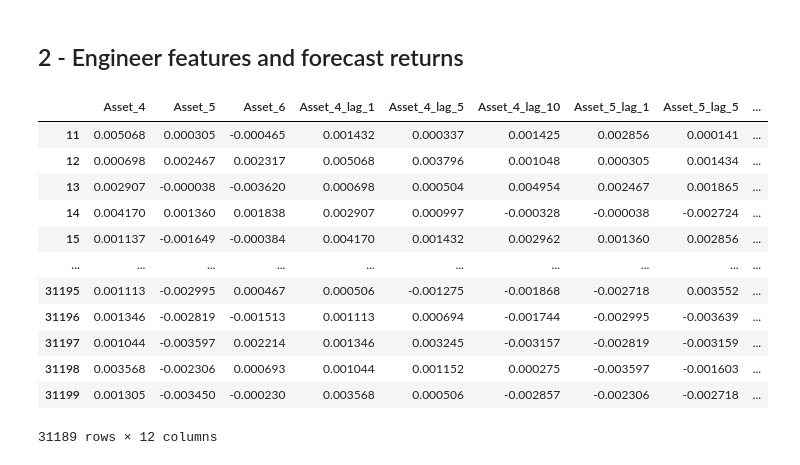
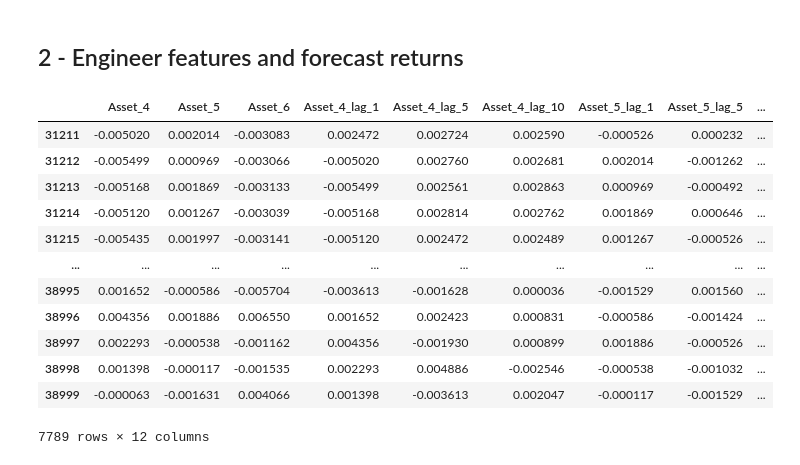
Before and after one commit to Lawrence2005/UChicago-Trading-Competition, a Jupyter notebook: Case2_HO_Independent.ipynb, the cells around one changed output. Drawn from its saved outputs; the diff is of its cells as text; code cells hidden in the pictures.

Commit message:
working Regression model for assets 4, 5, 6. Plan to implement next

```diff
--- a/Case2_HO_Independent.ipynb
+++ b/Case2_HO_Independent.ipynb
@@ -469,27 +476,31 @@ dtype: float64
 ## 2 - Engineer features and forecast returns
 # %%
 returns = returns[['Asset_4', 'Asset_5', 'Asset_6']]
+test_rets = TEST.pct_change().dropna()
+test_rets = test_rets[['Asset_4', 'Asset_5', 'Asset_6']]
 
 lags = [1, 5, 10]
 for col in returns.columns:
     for lag in lags:
         returns[f'{col}_lag_{lag}'] = returns[col].shift(lag)
+        test_rets[f'{col}_lag_{lag}'] = test_rets[col].shift(lag)
 
 returns.dropna()
+test_rets.dropna()
 # %% [output]
 |  | Asset_4 | Asset_5 | Asset_6 | Asset_4_lag_1 | Asset_4_lag_5 | Asset_4_lag_10 | Asset_5_lag_1 | Asset_5_lag_5 | ... |
-| 11 | 0.005068 | 0.000305 | -0.000465 | 0.001432 | 0.000337 | 0.001425 | 0.002856 | 0.000141 | ... |
-| 12 | 0.000698 | 0.002467 | 0.002317 | 0.005068 | 0.003796 | 0.001048 | 0.000305 | 0.001434 | ... |
-| 13 | 0.002907 | -0.000038 | -0.003620 | 0.000698 | 0.000504 | 0.004954 | 0.002467 | 0.001865 | ... |
-| 14 | 0.004170 | 0.001360 | 0.001838 | 0.002907 | 0.000997 | -0.000328 | -0.000038 | -0.002724 | ... |
-| 15 | 0.001137 | -0.001649 | -0.000384 | 0.004170 | 0.001432 | 0.002962 | 0.001360 | 0.002856 | ... |
+| 31211 | -0.005020 | 0.002014 | -0.003083 | 0.002472 | 0.002724 | 0.002590 | -0.000526 | 0.000232 | ... |
+| 31212 | -0.005499 | 0.000969 | -0.003066 | -0.005020 | 0.002760 | 0.002681 | 0.002014 | -0.001262 | ... |
+| 31213 | -0.005168 | 0.001869 | -0.003133 | -0.005499 | 0.002561 | 0.002863 | 0.000969 | -0.000492 | ... |
+| 31214 | -0.005120 | 0.001267 | -0.003039 | -0.005168 | 0.002814 | 0.002762 | 0.001869 | 0.000646 | ... |
+| 31215 | -0.005435 | 0.001997 | -0.003141 | -0.005120 | 0.002472 | 0.002489 | 0.001267 | -0.000526 | ... |
 | ... | ... | ... | ... | ... | ... | ... | ... | ... | ... |
-| 31195 | 0.001113 | -0.002995 | 0.000467 | 0.000506 | -0.001275 | -0.001868 | -0.002718 | 0.003552 | ... |
-| 31196 | 0.001346 | -0.002819 | -0.001513 | 0.001113 | 0.000694 | -0.001744 | -0.002995 | -0.003639 | ... |
-| 31197 | 0.001044 | -0.003597 | 0.002214 | 0.001346 | 0.003245 | -0.003157 | -0.002819 | -0.003159 | ... |
-| 31198 | 0.003568 | -0.002306 | 0.000693 | 0.001044 | 0.001152 | 0.000275 | -0.003597 | -0.001603 | ... |
-| 31199 | 0.001305 | -0.003450 | -0.000230 | 0.003568 | 0.000506 | -0.002857 | -0.002306 | -0.002718 | ... |
+| 38995 | 0.001652 | -0.000586 | -0.005704 | -0.003613 | -0.001628 | 0.000036 | -0.001529 | 0.001560 | ... |
+| 38996 | 0.004356 | 0.001886 | 0.006550 | 0.001652 | 0.002423 | 0.000831 | -0.000586 | -0.001424 | ... |
+| 38997 | 0.002293 | -0.000538 | -0.001162 | 0.004356 | -0.001930 | 0.000899 | 0.001886 | -0.000526 | ... |
+| 38998 | 0.001398 | -0.000117 | -0.001535 | 0.002293 | 0.004886 | -0.002546 | -0.000538 | -0.001032 | ... |
+| 38999 | -0.000063 | -0.001631 | 0.004066 | 0.001398 | -0.003613 | 0.002047 | -0.000117 | -0.001529 | ... |
-31189 rows × 12 columns
+7789 rows × 12 columns
 # %%
 window = 30
 rolling_mean = returns.rolling(window).mean()
```
Also changed, not shown: parts of 3 cells of this notebook.
